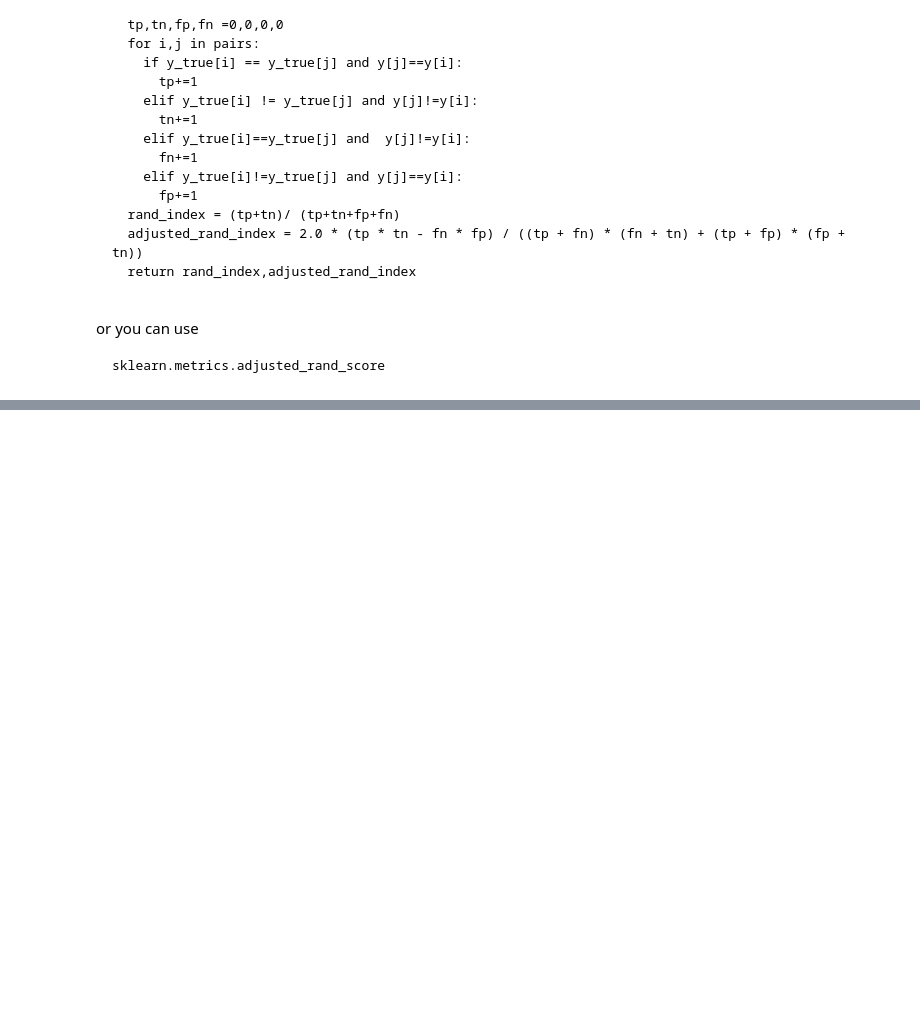
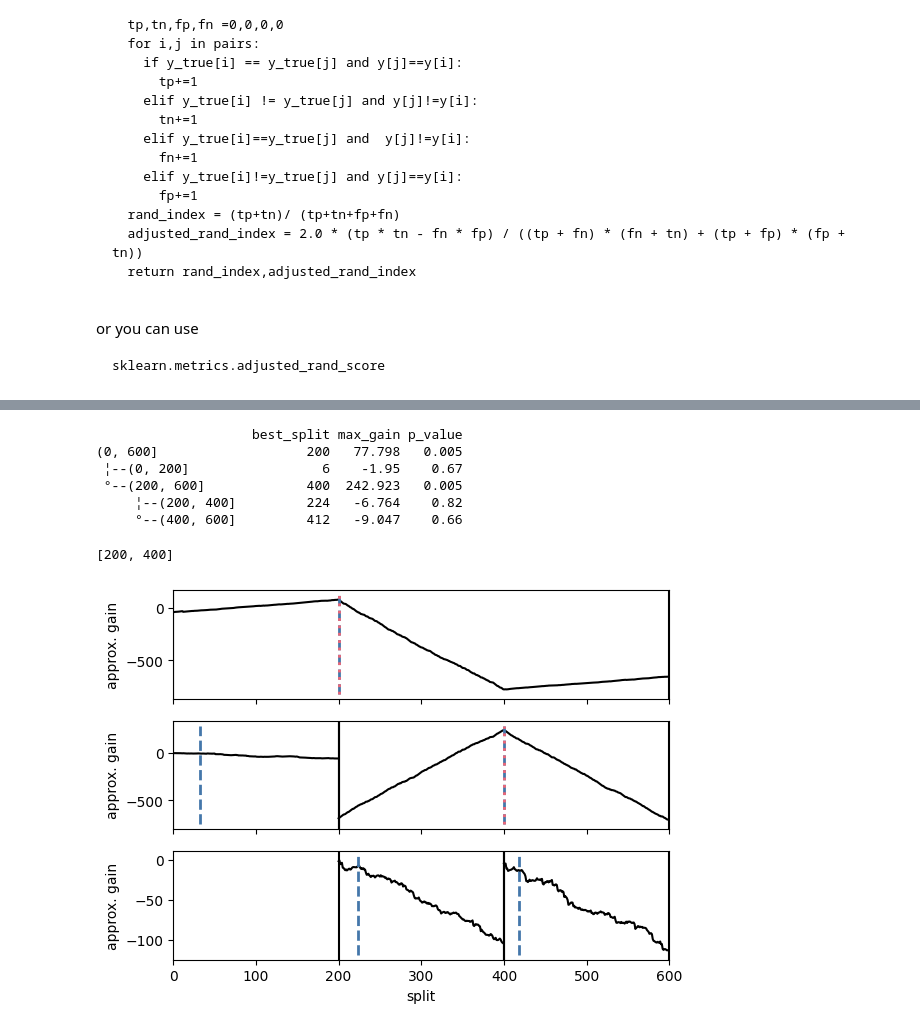
Before and after one commit to wajidmanzoor/Change-Point-detection-using-Random-Forest, a Jupyter notebook: notebooks/simmulation.ipynb, the cells around one changed output, grey strips where cells are left out. Cells and saved outputs as stored; diff of their text form; code cells hidden in the pictures; blank space fills up the shorter version.

Commit message:
added Change in mean notes, code to run experiment and ploted results of one experiment

```diff
--- a/notebooks/simmulation.ipynb
+++ b/notebooks/simmulation.ipynb
@@ -73,0 +95,27 @@ def adjusted_rand_score(true_changepoints, estimated_changepoints):
+# %%
+def generate_change_in_mean_data(dataset_generator,n=600,d=5,mu=2):
+  X = dataset_generator.normal(0, 1, (n, d))
+  X[int(n / 3) : int(2 * n / 3), :] += mu
+  orginal_change_points = [0, n / 3, 2 * n / 3, n]
+  return X,orginal_change_points
+# %%
+X,orginal_change_points = generate_change_in_mean_data(dataset_generator)
+# %%
+result = changeforest(X, "random_forest", "bs")
+# %%
+result
+# %% [output]
+                    best_split max_gain p_value
+(0, 600]                   200   77.798   0.005
+ ¦--(0, 200]                 6    -1.95    0.67
+ °--(200, 600]             400  242.923   0.005
+     ¦--(200, 400]         224   -6.764    0.82
+     °--(400, 600]         412   -9.047    0.66
+# %%
+result.split_points()
+# %% [output]
+[200, 400]
+# %%
+result.plot().show()
+# %% [output]
+[figure, added]
```
Also changed, not shown: parts of 2 cells of this notebook.
